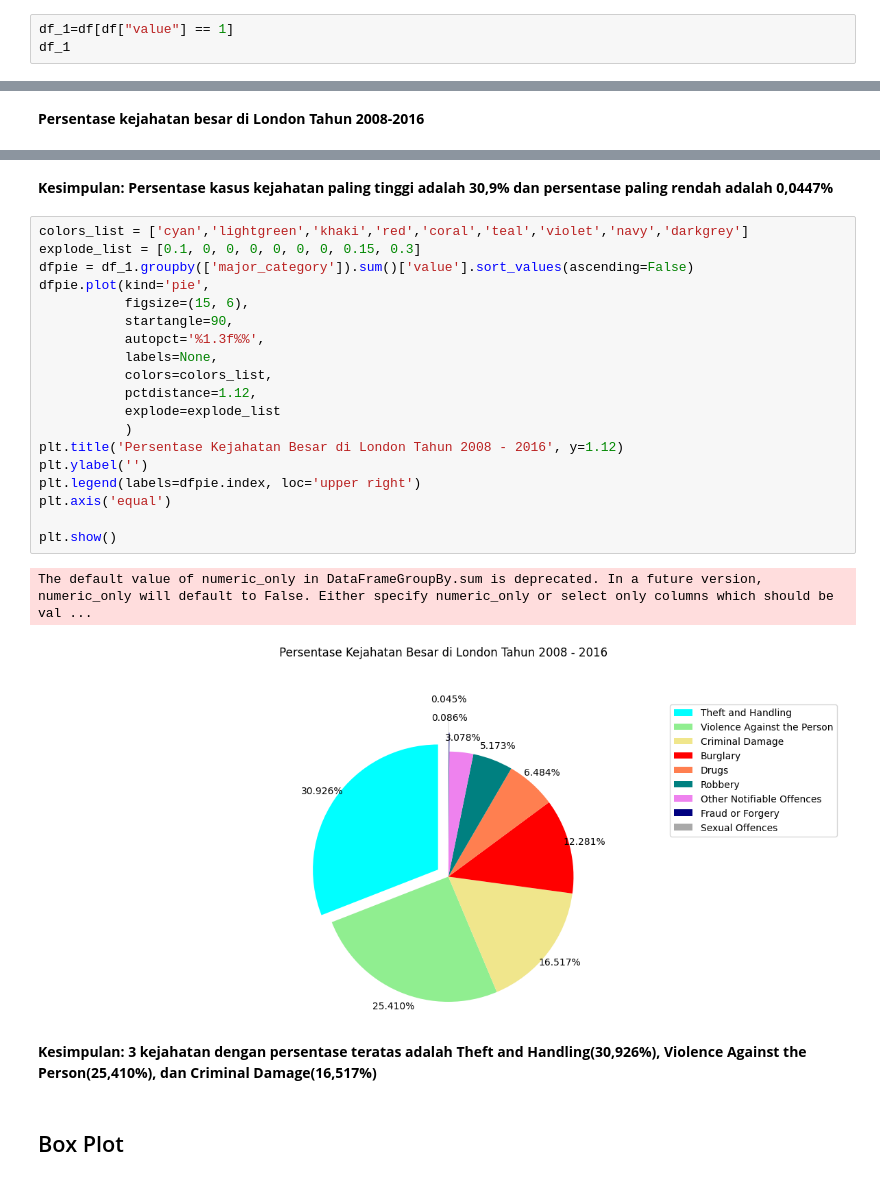
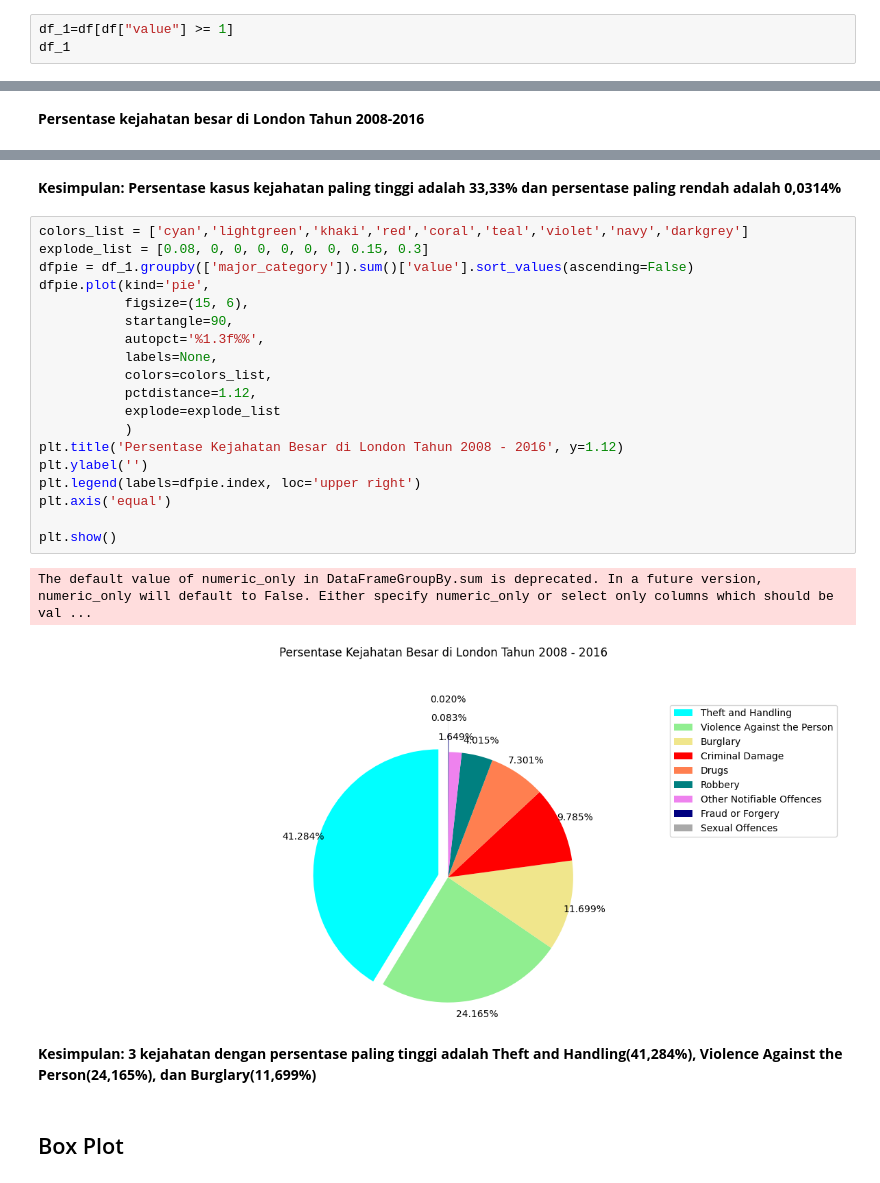
Before and after one commit to Leticia1411/H8_5, a Jupyter notebook: PYTN_Assign1_5_Leticia.ipynb, the cells around one changed output, grey strips where cells are left out. Cells and saved outputs as stored; diff of their text form.

```diff
--- a/PYTN_Assign1_5_Leticia.ipynb
+++ b/PYTN_Assign1_5_Leticia.ipynb
@@ -38,5 +40,5 @@ df.sort_values(by='year', ascending=True, axis=0, inplace=True)
 # %%
-df_1=df[df["value"] == 1]
+df_1=df[df["value"] >= 1]
 df_1
 # %% [output]
 |  | lsoa_code | borough | major_category | minor_category | value | year | month |
@@ -309,31 +311,31 @@ fig.show()
 # %% [output]
 [interactive output not drawn]
 # %% [markdown]
-**Kesimpulan: Persentase kasus kejahatan paling tinggi adalah 30,9% dan persentase paling rendah adalah 0,0447%**
+**Kesimpulan: Persentase kasus kejahatan paling tinggi adalah 33,33% dan persentase paling rendah adalah 0,0314%**
 # %%
 colors_list = ['cyan','lightgreen','khaki','red','coral','teal','violet','navy','darkgrey']
-explode_list = [0.1, 0, 0, 0, 0, 0, 0, 0.15, 0.3]
+explode_list = [0.08, 0, 0, 0, 0, 0, 0, 0.15, 0.3]
 dfpie = df_1.groupby(['major_category']).sum()['value'].sort_values(ascending=False)
 dfpie.plot(kind='pie',
            figsize=(15, 6),
            startangle=90,
            autopct='%1.3f%%',
            labels=None,
            colors=colors_list,
            pctdistance=1.12,
            explode=explode_list
            )
 plt.title('Persentase Kejahatan Besar di London Tahun 2008 - 2016', y=1.12)
 plt.ylabel('')
 plt.legend(labels=dfpie.index, loc='upper right')
 plt.axis('equal')
 
 plt.show()
 # %% [output]
 The default value of numeric_only in DataFrameGroupBy.sum is deprecated. In a future version, numeric_only will default to False. Either specify numeric_only or select only columns which should be val ...
-[figure, old version]
+[figure, new version]
 # %% [markdown]
-**Kesimpulan: 3 kejahatan dengan persentase teratas adalah Theft and Handling(30,926%), Violence Against the Person(25,410%), dan Criminal Damage(16,517%)**
+**Kesimpulan: 3 kejahatan dengan persentase paling tinggi adalah Theft and Handling(41,284%), Violence Against the Person(24,165%), dan Burglary(11,699%)**
 # %% [markdown]
 ## Box Plot
 # %% [markdown]
```
Also changed, not shown: parts of 30 cells of this notebook.
